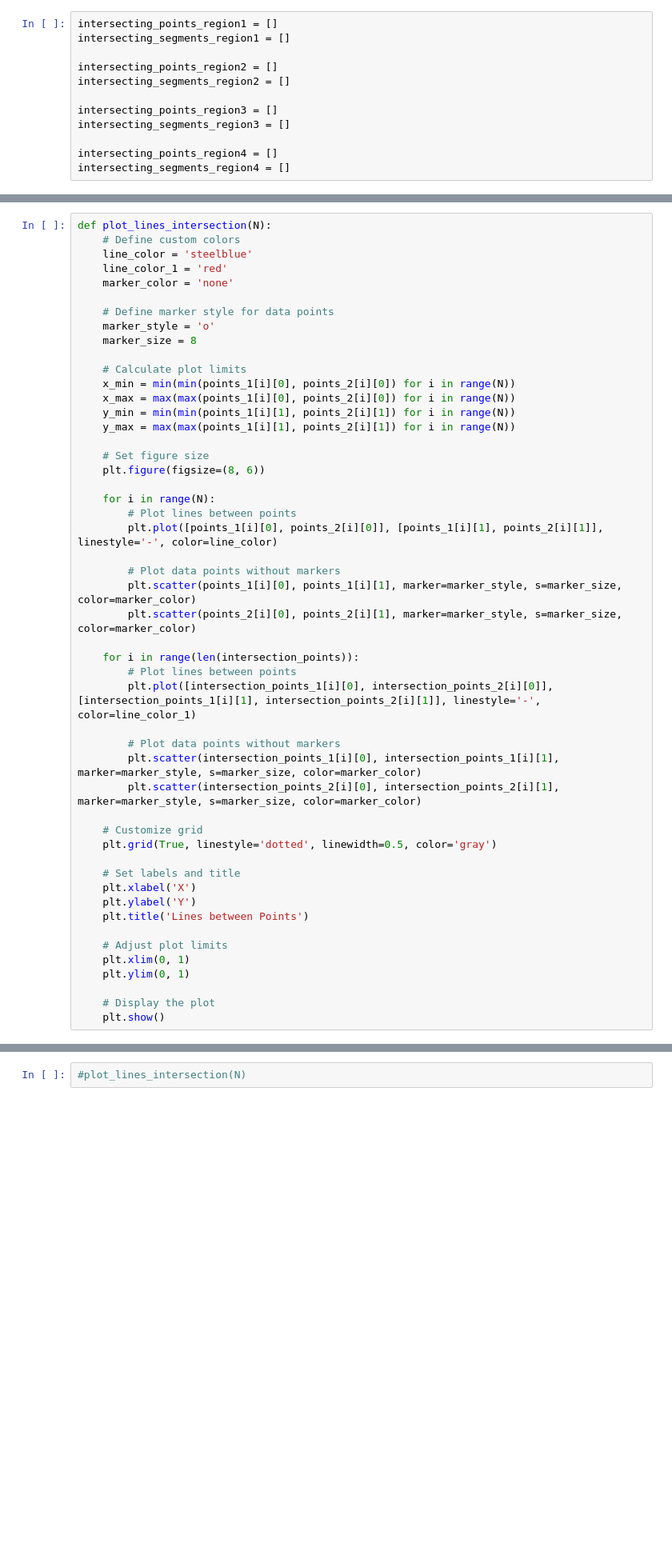
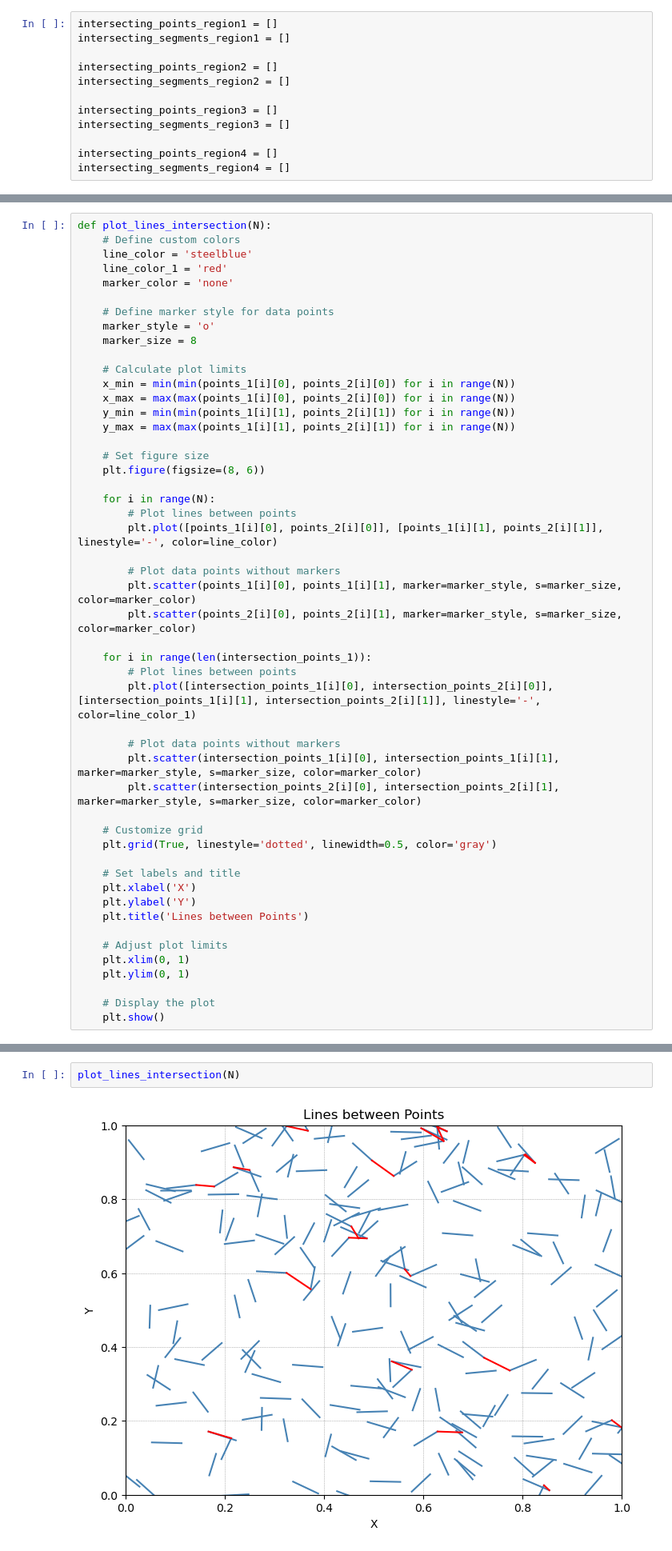
Before and after one commit to jc-costa/TCC, a Jupyter notebook: PiaNo.ipynb, the cells around one changed output, grey strips where cells are left out. Shown: that part at 80% size. Saved outputs shown, nothing was run; the diff lists cells and outputs as text; blank space fills up the shorter version.

```diff
--- a/PiaNo.ipynb
+++ b/PiaNo.ipynb
@@ -559,7 +561,7 @@ def plot_lines_intersection(N):
         plt.scatter(points_1[i][0], points_1[i][1], marker=marker_style, s=marker_size, color=marker_color)
         plt.scatter(points_2[i][0], points_2[i][1], marker=marker_style, s=marker_size, color=marker_color)
 
-    for i in range(len(intersection_points)):
+    for i in range(len(intersection_points_1)):
         # Plot lines between points
         plt.plot([intersection_points_1[i][0], intersection_points_2[i][0]], [intersection_points_1[i][1], intersection_points_2[i][1]], linestyle='-', color=line_color_1)
 
@@ -584,2 +628,4 @@ def plot_lines_intersection(N):
 # %%
-#plot_lines_intersection(N)
+plot_lines_intersection(N)
+# %% [output]
+[figure, added]
```
Also changed, not shown: parts of 10 cells of this notebook.
